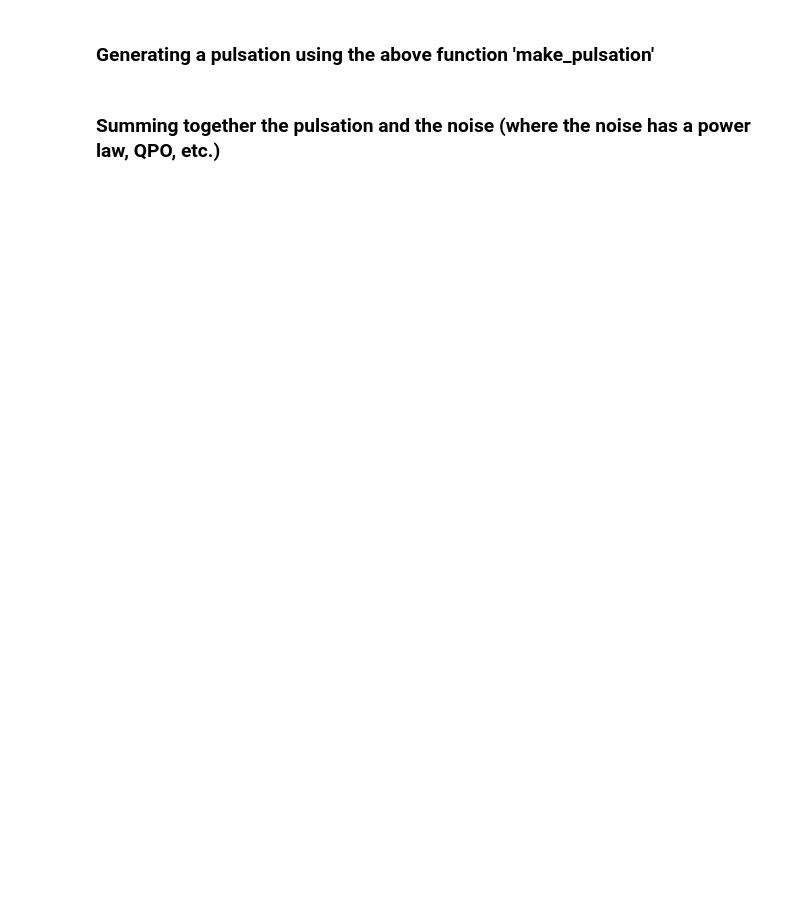
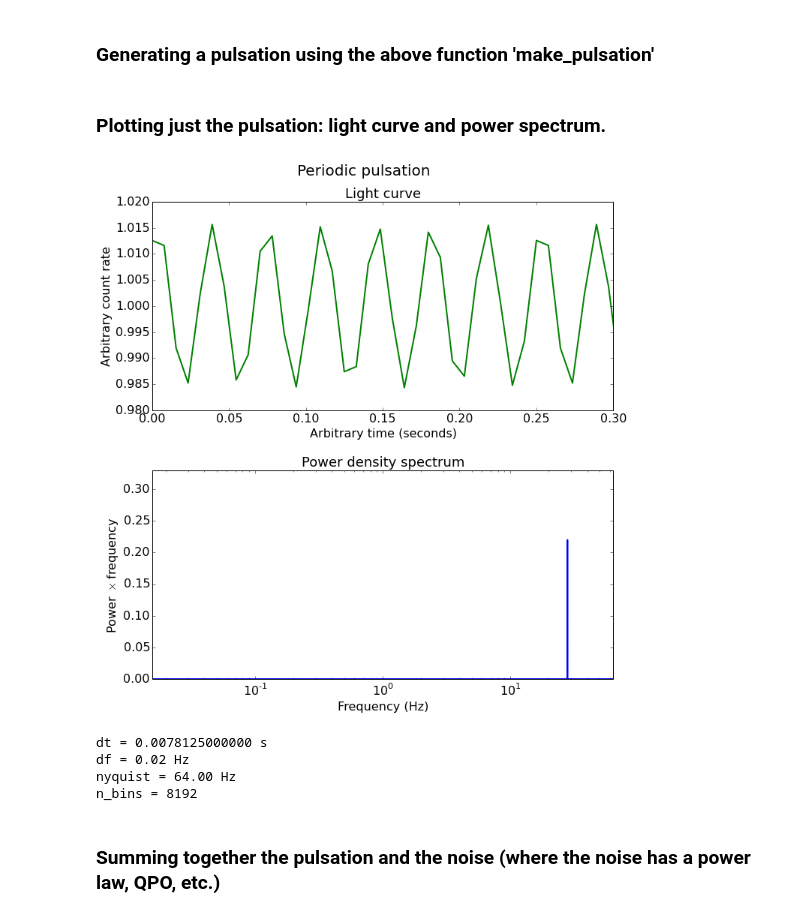
Before and after one commit to evandromr/whizzy_scripts, a Jupyter notebook: TimmerKoenig.ipynb, the cells around one changed output. Drawn from its saved outputs; the diff is of its cells as text; code cells hidden in the pictures; blank space fills up the shorter version.

```diff
--- a/TimmerKoenig.ipynb
+++ b/TimmerKoenig.ipynb
@@ -188,3 +219,48 @@ pulse_power = 2.0 * pulse_unnorm_power * dt / float(n_bins) / (pulse_mean ** 2)
+# %% [markdown]
+### Plotting just the pulsation: light curve and power spectrum.
+# %%
+super_title_pulse = "Periodic pulsation"
+
+npn_pulse = pulse_power[1:] * pos_freq[1:]
+# npn_pulse = pulse_power[1:]
+
+fig, (ax1, ax2) = plt.subplots(2,1, figsize=(10,10))
+fig.suptitle(super_title_pulse, fontsize=20, y=1.03)
+
+ax1.plot(time, pulse_lc, linewidth=2.0, color='g')
+ax1.set_xlabel('Arbitrary time (seconds)', fontsize=16)
+ax1.set_ylabel('Arbitrary count rate', fontsize=16)
+ax1.set_xlim(0, 0.3)
+ax1.tick_params(axis='x', labelsize=16, bottom=True, top=True, labelbottom=True, labeltop=False)
+ax1.tick_params(axis='y', labelsize=16, left=True, right=True, labelleft=True, labelright=False)
+ax1.set_title('Light curve', fontsize=18)
+
+ax2.plot(pos_freq[1:], npn_pulse, linewidth=2.0)
+ax2.set_xscale('log')
+# ax2.set_yscale('log')
+ax2.set_xlabel('Frequency (Hz)', fontsize=16)
+ax2.set_ylabel(r'Power $\times$ frequency', fontsize=16)
+# ax2.set_ylabel(r'Power $\times$ frequency (frac. rms$^2$ $\times$ Hz)', fontsize=16)
+ax2.set_xlim(0, nyquist)
+# ax2.set_xlim(0,200)
+ax2.set_ylim(0, np.max(npn_pulse)+.5*np.max(npn_pulse))
+ax2.tick_params(axis='x', labelsize=16, bottom=True, top=True, labelbottom=True, labeltop=False)
+ax2.tick_params(axis='y', labelsize=16, left=True, right=True, labelleft=True, labelright=False)
+ax2.set_title('Power density spectrum', fontsize=18)
+
+fig.tight_layout(pad=1.0, h_pad=2.0)
+plt.show()
+
+print "dt = %.13f s" % dt
+print "df = %.2f Hz" % df
+print "nyquist = %.2f Hz" % nyquist
+print "n_bins = %d" % n_bins
+# %% [output]
+[figure, added]
+dt = 0.0078125000000 s
+df = 0.02 Hz
+nyquist = 64.00 Hz
+n_bins = 8192
 # %% [markdown]
 ### Summing together the pulsation and the noise (where the noise has a power law, QPO, etc.)
 # %%
```
Also changed, not shown: parts of 16 cells of this notebook.
